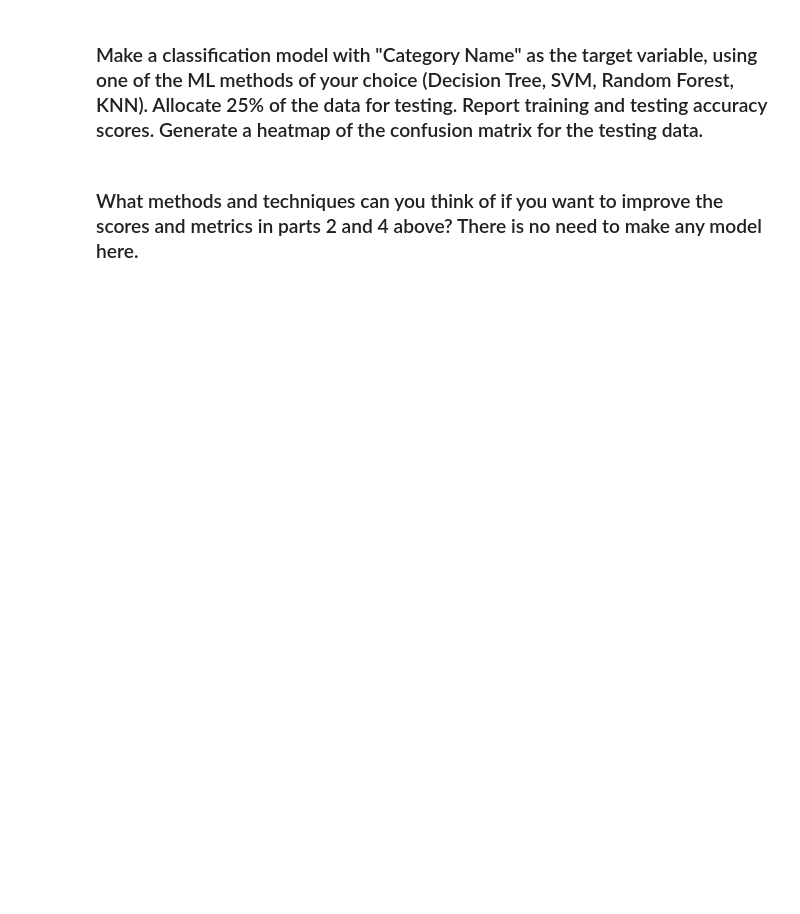
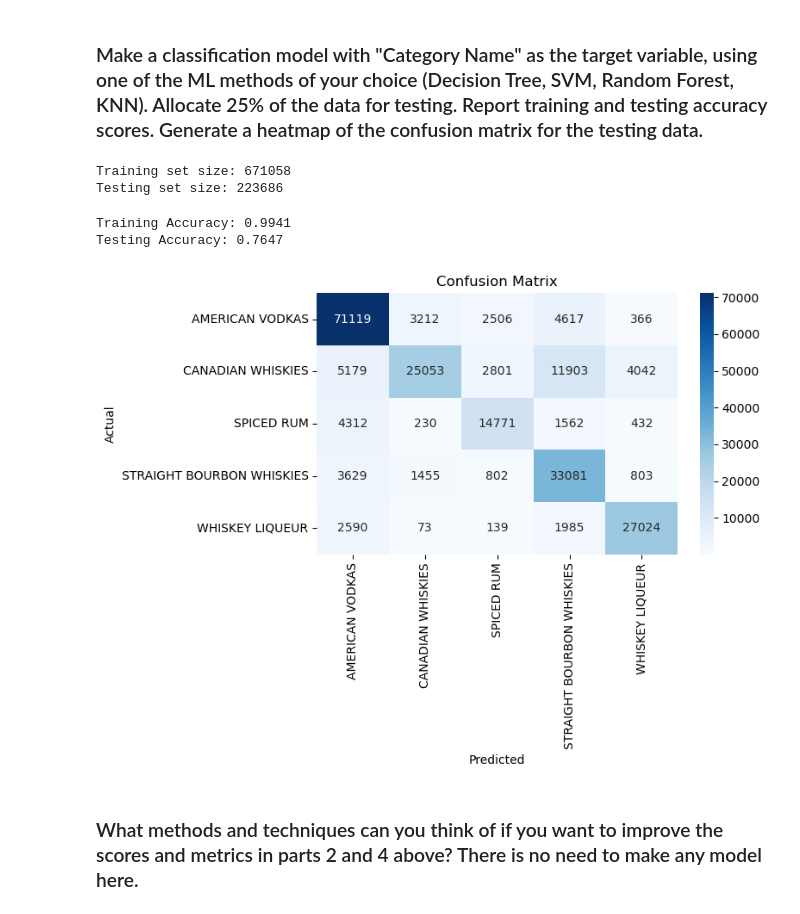
Before and after one commit to gabriel-ferreira-life/546_advanced_business_analytics, a Jupyter notebook: homework/homework_1/HW1_Solutions_GF.ipynb, the cells around one changed output. Drawn from its saved outputs; the diff is of its cells as text; code cells hidden in the pictures; blank space fills up the shorter version.

```diff
--- a/homework/homework_1/HW1_Solutions_GF.ipynb
+++ b/homework/homework_1/HW1_Solutions_GF.ipynb
@@ -1037,2 +1071,5 @@ Categorical variables can be just as important as numerical variables in explain
 # %% [markdown]
 ### With the data above in this problem, use the "Category Name" column and extract the top 5 category names from the data. Remove all the rows that do not have these top 5 category names. This column serves as the target variable for the classification model you will be making. For features, use those used in the regression above and adjust based on your analysis.
+# %%
+top_5_categories = ils_processed['category_name'].value_counts().nlargest(5).index
+top_5_categories
@@ -1039,4 +1103,58 @@ Categorical variables can be just as important as numerical variables in explain
 # %% [markdown]
 ### Make a classification model with "Category Name" as the target variable, using one of the ML methods of your choice (Decision Tree, SVM, Random Forest, KNN). Allocate 25% of the data for testing. Report training and testing accuracy scores. Generate a heatmap of the confusion matrix for the testing data.
+# %%
+# Split data into train and test
+train_size = round(top_5_df.shape[0] * 0.75)
+top_5_train = top_5_df[:train_size]
+top_5_test = top_5_df[train_size:]
+
+# Separate the features (X) and target (y) for both train and test sets
+X_train = top_5_train.drop(columns=['category_name_numreic'])
+y_train = top_5_train['category_name_numreic']
+
+X_test = top_5_test.drop(columns=['category_name_numreic'])
+y_test = top_5_test['category_name_numreic']
+
+# Confirm the split
+print(f'Training set size: {X_train.shape[0]}')
+print(f'Testing set size: {X_test.shape[0]}')
+# %% [output]
+Training set size: 671058
+Testing set size: 223686
+# %%
+
+
+# Initialize the Random Forest Classifier
+model = RandomForestClassifier(random_state=42)
+
+# Fit the model on the training data
+model.fit(X_train, y_train)
+
+# Step 5: Predict the training and testing data
+y_train_pred = model.predict(X_train)
+y_test_pred = model.predict(X_test)
+
+# Step 6: Calculate and print training and testing accuracy scores
+train_accuracy = accuracy_score(y_train, y_train_pred)
+test_accuracy = accuracy_score(y_test, y_test_pred)
+
+print(f'Training Accuracy: {train_accuracy:.4f}')
+print(f'Testing Accuracy: {test_accuracy:.4f}')
+
+# Step 7: Generate a confusion matrix for the testing data
+conf_matrix = confusion_matrix(y_test, y_test_pred)
+
+# Step 8: Plot the confusion matrix as a heatmap
+plt.figure(figsize=(8, 6))
+sns.heatmap(conf_matrix, annot=True, fmt='d', cmap='Blues', xticklabels=label_encoder.classes_, yticklabels=label_encoder.classes_)
+plt.title('Confusion Matrix')
+plt.ylabel('Actual')
+plt.xlabel('Predicted')
+plt.tight_layout()
+plt.show()
+# %% [output]
+Training Accuracy: 0.9941
+Testing Accuracy: 0.7647
+[figure, added]
 # %% [markdown]
 ### What methods and techniques can you think of if you want to improve the scores and metrics in parts 2 and 4 above? There is no need to make any model here.
```
Also changed, not shown: parts of 57 cells of this notebook.
